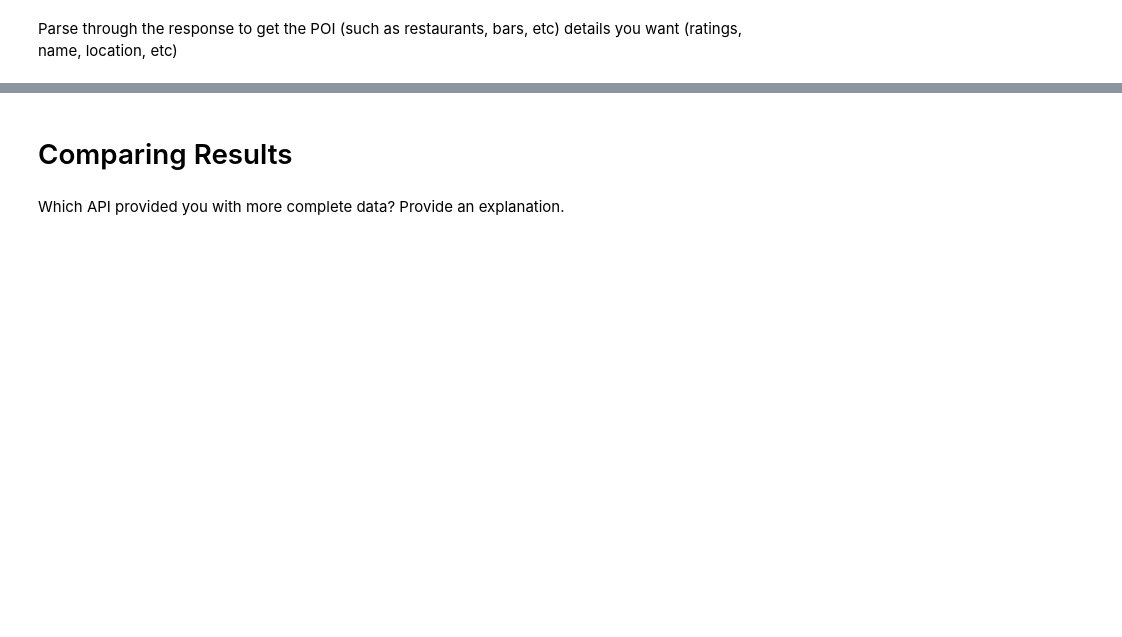
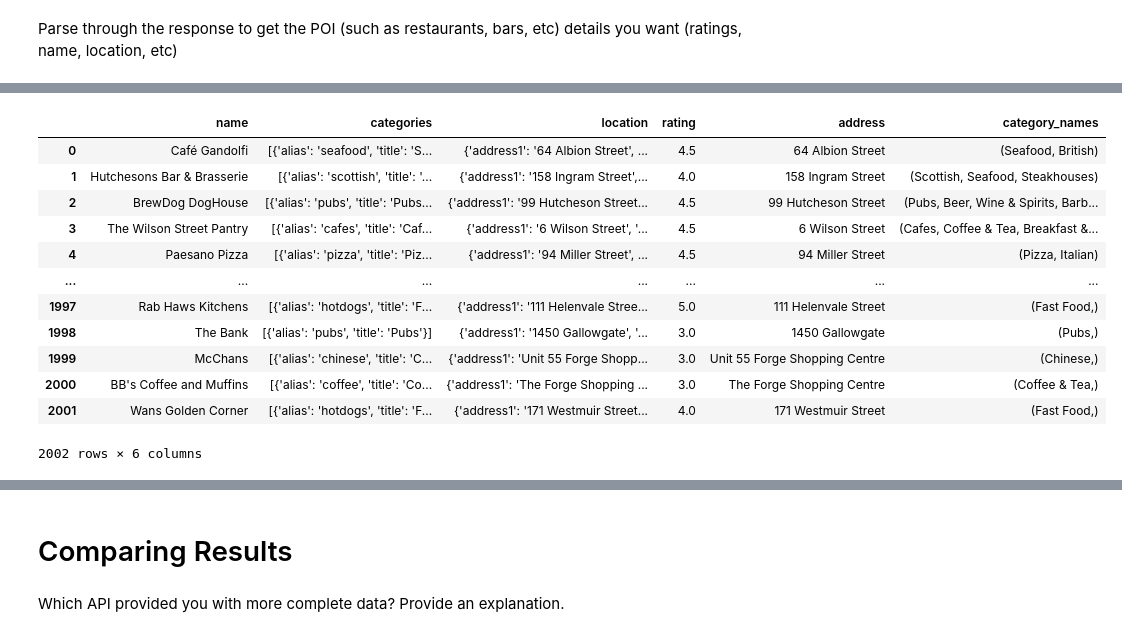
Before and after one commit to mattcorr-lhl/CityBikes-API-Project, a Jupyter notebook: notebooks/yelp_foursquare_EDA.ipynb, the cells around one changed output, grey strips where cells are left out. Cells and saved outputs as stored; diff of their text form; code cells hidden in the pictures; blank space fills up the shorter version.

Commit message:
Implemented loop for Yelp API calls & various data cleaning using similar methods as Foursquare

```diff
--- a/notebooks/yelp_foursquare_EDA.ipynb
+++ b/notebooks/yelp_foursquare_EDA.ipynb
@@ -8,8 +8,8 @@ import os
 # %% [markdown]
 Send a request to Foursquare with a small radius (1000m) for all the bike stations in your city of choice.
 # %%
-# Load bike station data from exported .csv (See citybikes.ipynb)
-station_data = pd.read_csv('../data/citybike_stations.csv')
+# Load bike station data from previously exported .csv (See citybikes.ipynb)
+station_data = pd.read_csv("../data/citybike_stations.csv")
 
 # Format the latitude & longitude of each station for use in our API calls
 station_coordinates = []
@@ -25,13 +25,13 @@ for index, row in station_data.iterrows():
 # Headers & parameters needed for FourSquare
 headers = {"Accept": "application/json"}
 headers['Authorization'] = os.environ["FOURSQUARE_API_KEY"]
-radius_from_location = 1000 # Distance of POI from bike station location (in meters)
+radius_to_search = 1000 # Distance of POI from bike station location (in meters)
 
 # Send an API request for every pair of station coordinates to compile POI data
 poi_data = []
 for station_coord in station_coordinates:
     # Create the API call using the bike station location and provided search radius
-    request_url = "https://api.foursquare.com/v3/places/search?ll=" + station_coord + "&radius=" + str(radius_from_location)
+    request_url = "https://api.foursquare.com/v3/places/search?ll=" + station_coord + "&radius=" + str(radius_to_search)
     response = requests.get(request_url, headers=headers)
     poi_data.append(response.json())
 # %% [markdown]
@@ -170,0 +206,5 @@ Send a request to Yelp with a small radius (1000m) for all the bike stations in
+# %%
+# Load the response into a dataframe
+# NOTE: Use this cell to reset the DF instead of above to avoid unnessasary API calls
+yelp_POIs_df = pd.DataFrame(yelp_POIs)
+yelp_POIs_df
@@ -174,0 +227,4 @@ Put your parsed results into a DataFrame
+# %%
+# Copy over the columns to analyse
+selected_yelp_POIs_df = yelp_POIs_df[['name','categories','location','rating']].copy()
+selected_yelp_POIs_df
@@ -174,0 +245,46 @@ Put your parsed results into a DataFrame
+# %%
+# Gather Addresss and Catagory names using the previously created functions used on the Foursquare data
+
+# Function used in conjunction with .apply() to extract the address from a location, as we do not require the other data
+def get_yelp_address(row):
+    # Load the dictionary from the location row
+    location_dic = row['location']
+
+    # Extract the address from the location dictionary
+    poi_address = location_dic.get('address1', '')
+
+    return poi_address
+
+# Function used in conjunction with .apply() to extract category "names" into a easier to read list
+def get_yelp_category_names(row):
+    # Load the dictionary from the categories column
+    categories_dic = row['categories']
+
+    # Extract the names of each category into a tuple
+    # NOTE: Tried list before, but .drop_duplicates() does not work on that data type so I had to settle with tuples
+    category_tuple = ()
+    for category in categories_dic:
+        category_tuple += (category['title'],) # Append the name to the category tuple
+
+    # Return the tuple of category name
+    return category_tuple
+
+
+selected_yelp_POIs_df['address'] = selected_yelp_POIs_df.apply(get_yelp_address, axis=1)
+selected_yelp_POIs_df['category_names'] = selected_yelp_POIs_df.apply(get_yelp_category_names, axis=1)
+
+selected_yelp_POIs_df
+# %% [output]
+|  | name | categories | location | rating | address | category_names |
+| 0 | Café Gandolfi | [{'alias': 'seafood', 'title': 'S... | {'address1': '64 Albion Street', ... | 4.5 | 64 Albion Street | (Seafood, British) |
+| 1 | Hutchesons Bar & Brasserie | [{'alias': 'scottish', 'title': '... | {'address1': '158 Ingram Street',... | 4.0 | 158 Ingram Street | (Scottish, Seafood, Steakhouses) |
+| 2 | BrewDog DogHouse | [{'alias': 'pubs', 'title': 'Pubs... | {'address1': '99 Hutcheson Street... | 4.5 | 99 Hutcheson Street | (Pubs, Beer, Wine & Spirits, Barb... |
+| 3 | The Wilson Street Pantry | [{'alias': 'cafes', 'title': 'Caf... | {'address1': '6 Wilson Street', '... | 4.5 | 6 Wilson Street | (Cafes, Coffee & Tea, Breakfast &... |
+| 4 | Paesano Pizza | [{'alias': 'pizza', 'title': 'Piz... | {'address1': '94 Miller Street', ... | 4.5 | 94 Miller Street | (Pizza, Italian) |
+| ... | ... | ... | ... | ... | ... | ... |
+| 1997 | Rab Haws Kitchens | [{'alias': 'hotdogs', 'title': 'F... | {'address1': '111 Helenvale Stree... | 5.0 | 111 Helenvale Street | (Fast Food,) |
+| 1998 | The Bank | [{'alias': 'pubs', 'title': 'Pubs'}] | {'address1': '1450 Gallowgate', '... | 3.0 | 1450 Gallowgate | (Pubs,) |
+| 1999 | McChans | [{'alias': 'chinese', 'title': 'C... | {'address1': 'Unit 55 Forge Shopp... | 3.0 | Unit 55 Forge Shopping Centre | (Chinese,) |
+| 2000 | BB's Coffee and Muffins | [{'alias': 'coffee', 'title': 'Co... | {'address1': 'The Forge Shopping ... | 3.0 | The Forge Shopping Centre | (Coffee & Tea,) |
+| 2001 | Wans Golden Corner | [{'alias': 'hotdogs', 'title': 'F... | {'address1': '171 Westmuir Street... | 4.0 | 171 Westmuir Street | (Fast Food,) |
+2002 rows × 6 columns
```
Also changed, not shown: parts of 8 cells of this notebook.
